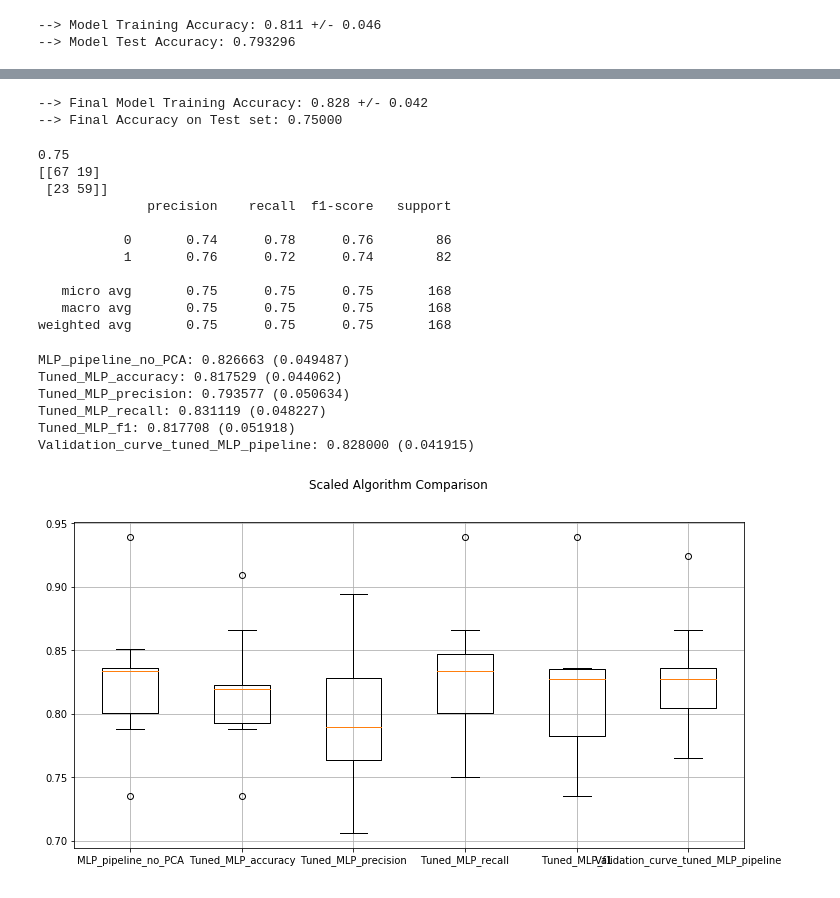
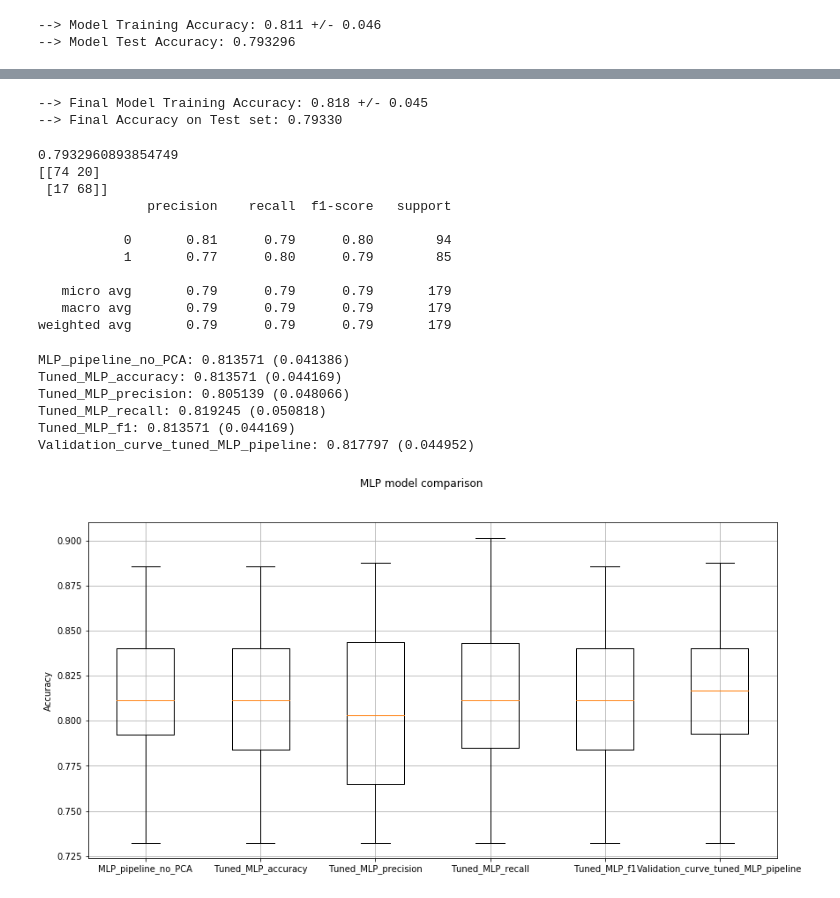
Before and after one commit to liivits/ML, a Jupyter notebook: MLHB-CHME0016_ZVWB0.ipynb, the cells around one changed output, grey strips where cells are left out. Drawn from its saved outputs; the diff is of its cells as text; code cells hidden in the pictures.

```diff
--- a/MLHB-CHME0016_ZVWB0.ipynb
+++ b/MLHB-CHME0016_ZVWB0.ipynb
@@ -1226,10 +1253,10 @@ Test scores: [0.64084989 0.82517027 0.82361122 0.81452098 0.82804427 0.65692261
 # %%
 #Re-runninung the MLP with the initial learning rate  and momentum values that gave the best accuracy
 pipe_MLP_2 = Pipeline([('scl', StandardScaler()),
-                       ('pca', PCA(n_components=1)),#not needed because most frequent class label used for prediction only
-                     ('MLP_2',MLPClassifier(hidden_layer_sizes=(10,10,10), activation='tanh', solver='sgd', alpha=0.0001,
+                       ('pca', PCA(n_components=2)),#not needed because most frequent class label used for prediction only
+                     ('MLP_2',MLPClassifier(hidden_layer_sizes=(25,25,25), activation='tanh', solver='sgd', alpha=0.0001,
                                             batch_size='auto', learning_rate='constant', learning_rate_init=0.01, power_t=0.5,
-                                            max_iter=200, shuffle=True, random_state=1, tol=0.0001, verbose=False,momentum=0.4))])
+                                            max_iter=200, shuffle=True, random_state=1, tol=0.0001, verbose=False,momentum=0.1))])
 
 #Fit the pipeline to the training data
 pipe_MLP_2.fit(X_train, y_train)
@@ -1243,8 +1270,8 @@ print('--> Final Accuracy on Test set: %.5f' % pipe_MLP_2.score(X_test,y_test))
 #Appending the results to the pipelines_SVC list
 pipelines_MLP.append(( 'Validation_curve_tuned_MLP_pipeline', pipe_MLP_2))
 # %% [output]
---> Final Model Training Accuracy: 0.828 +/- 0.042
---> Final Accuracy on Test set: 0.75000
+--> Final Model Training Accuracy: 0.818 +/- 0.045
+--> Final Accuracy on Test set: 0.79330
 # %%
 #Fitting the pipeline to the training data
 pipe_MLP_2.fit(X_train, y_train)
@@ -1255,17 +1282,17 @@ print(accuracy_score(y_test, y_pred))
 print(confusion_matrix(y_test, y_pred))
 print(classification_report(y_test, y_pred))
 # %% [output]
-0.75
-[[67 19]
- [23 59]]
+0.7932960893854749
+[[74 20]
+ [17 68]]
               precision    recall  f1-score   support
 
-           0       0.74      0.78      0.76        86
-           1       0.76      0.72      0.74        82
+           0       0.81      0.79      0.80        94
+           1       0.77      0.80      0.79        85
 
-   micro avg       0.75      0.75      0.75       168
-   macro avg       0.75      0.75      0.75       168
-weighted avg       0.75      0.75      0.75       168
+   micro avg       0.79      0.79      0.79       179
+   macro avg       0.79      0.79      0.79       179
+weighted avg       0.79      0.79      0.79       179
 # %%
 #Calculating the cross-validated accuracy scores for the differently tuned MLP models
 results_mlp = []
@@ -1278,23 +1305,24 @@ for name, model in pipelines_MLP:
     msg = "%s: %f (%f)" % (name, cv_results.mean(), cv_results.std())
     print(msg)
 # %% [output]
-MLP_pipeline_no_PCA: 0.826663 (0.049487)
-Tuned_MLP_accuracy: 0.817529 (0.044062)
-Tuned_MLP_precision: 0.793577 (0.050634)
-Tuned_MLP_recall: 0.831119 (0.048227)
-Tuned_MLP_f1: 0.817708 (0.051918)
-Validation_curve_tuned_MLP_pipeline: 0.828000 (0.041915)
+MLP_pipeline_no_PCA: 0.813571 (0.041386)
+Tuned_MLP_accuracy: 0.813571 (0.044169)
+Tuned_MLP_precision: 0.805139 (0.048066)
+Tuned_MLP_recall: 0.819245 (0.050818)
+Tuned_MLP_f1: 0.813571 (0.044169)
+Validation_curve_tuned_MLP_pipeline: 0.817797 (0.044952)
 # %%
 # Plotting boxplots of the differently tuned MLP models for comparison
-fig = plt.figure(figsize=(12, 6))
-fig.suptitle( 'Scaled Algorithm Comparison' )
+fig = plt.figure(figsize=(14, 7))
+fig.suptitle( 'MLP model comparison' )
 ax = fig.add_subplot(111)
 plt.grid(True)
 plt.boxplot(results_mlp)
+plt.ylabel('Accuracy')
 ax.set_xticklabels(names_mlp)
 plt.show()
 # %% [output]
-[figure, old version]
+[figure, new version]
 # %%
 #Plotting the ROC curves for the differently tuned MLP classifiers
 fig = plt.figure(figsize=(16, 8))
```
Also changed, not shown: parts of 21 cells of this notebook, 1 other file.
